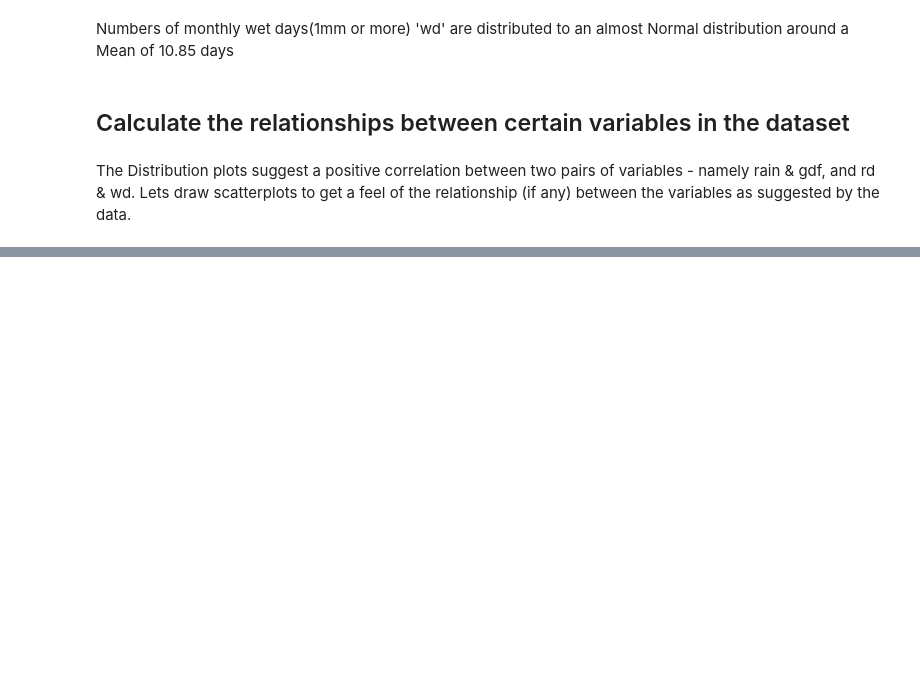
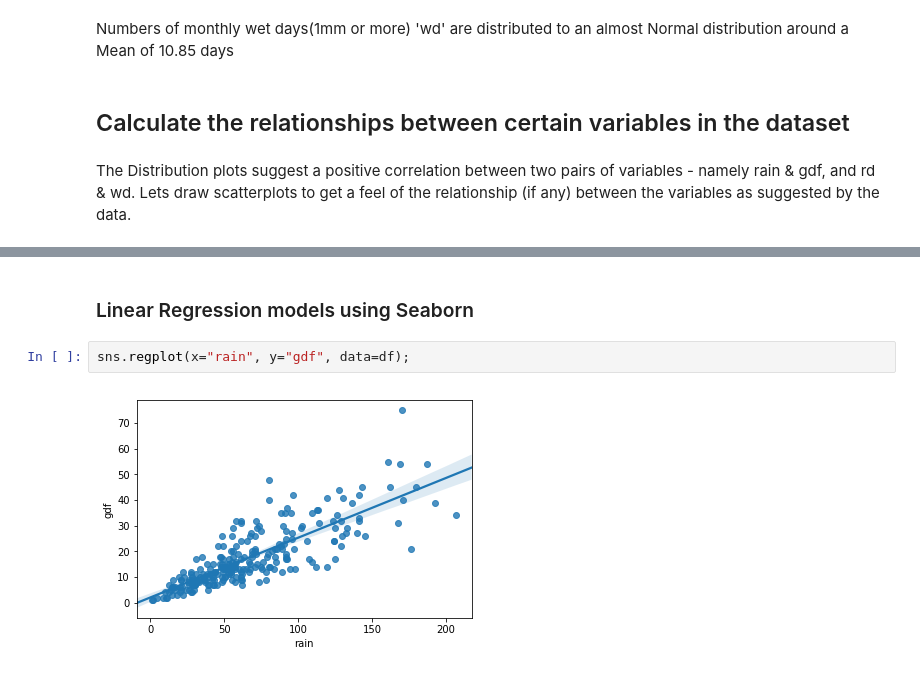
Before and after one commit to Aqua5lad/PDA-Dec-Project, a Jupyter notebook: PDA Project Dec 2018.ipynb, the cells around one changed output, grey strips where cells are left out. Cells and saved outputs as stored; diff of their text form; blank space fills up the shorter version.

```diff
--- a/PDA Project Dec 2018.ipynb
+++ b/PDA Project Dec 2018.ipynb
@@ -349,0 +378,6 @@ The Distribution plots suggest a positive correlation between two pairs of varia
+# %% [markdown]
+### Linear Regression models using Seaborn
+# %%
+sns.regplot(x="rain", y="gdf", data=df);
+# %% [output]
+[figure, added]
```
Also changed, not shown: parts of 20 cells of this notebook.
